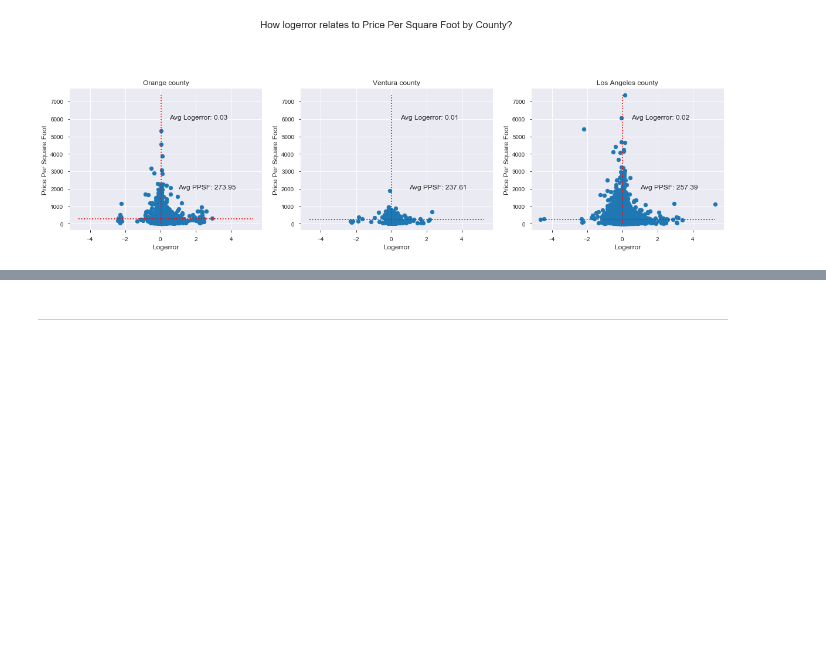
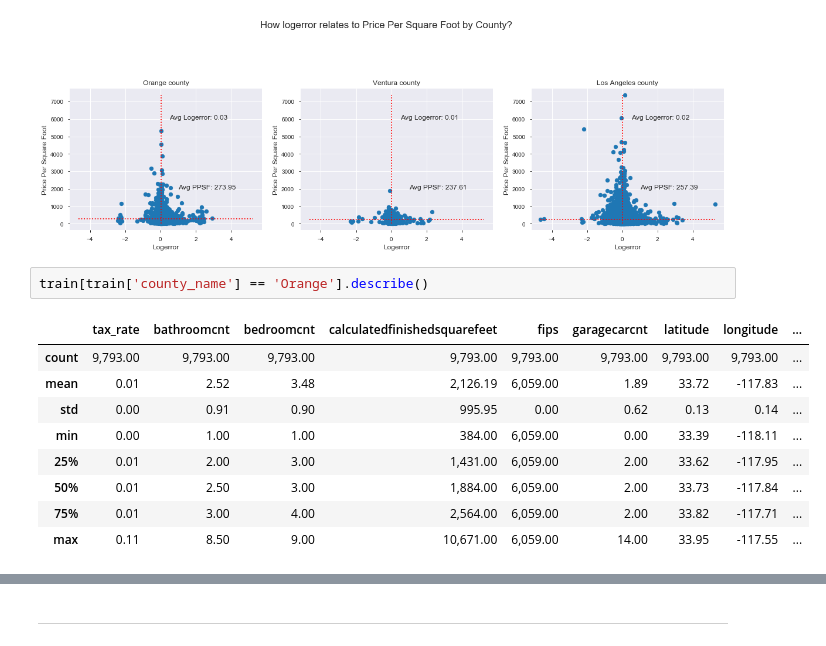
Before and after one commit to FJ-Zillow-Org/Zillow, a Jupyter notebook: deliverable2.ipynb, the cells around one changed output, grey strips where cells are left out. Drawn from its saved outputs; the diff is of its cells as text; blank space fills up the shorter version.

```diff
--- a/deliverable2.ipynb
+++ b/deliverable2.ipynb
@@ -582,3 +595,15 @@ plt.suptitle('How logerror relates to Price Per Square Foot by County?')
 plt.show()
 # %% [output]
 [figure]
+# %%
+train[train['county_name'] == 'Orange'].describe()
+# %% [output]
+|  | tax_rate | bathroomcnt | bedroomcnt | calculatedfinishedsquarefeet | fips | garagecarcnt | latitude | longitude | ... |
+| count | 9,793.00 | 9,793.00 | 9,793.00 | 9,793.00 | 9,793.00 | 9,793.00 | 9,793.00 | 9,793.00 | ... |
+| mean | 0.01 | 2.52 | 3.48 | 2,126.19 | 6,059.00 | 1.89 | 33.72 | -117.83 | ... |
+| std | 0.00 | 0.91 | 0.90 | 995.95 | 0.00 | 0.62 | 0.13 | 0.14 | ... |
+| min | 0.00 | 1.00 | 1.00 | 384.00 | 6,059.00 | 0.00 | 33.39 | -118.11 | ... |
+| 25% | 0.01 | 2.00 | 3.00 | 1,431.00 | 6,059.00 | 2.00 | 33.62 | -117.95 | ... |
+| 50% | 0.01 | 2.50 | 3.00 | 1,884.00 | 6,059.00 | 2.00 | 33.73 | -117.84 | ... |
+| 75% | 0.01 | 3.00 | 4.00 | 2,564.00 | 6,059.00 | 2.00 | 33.82 | -117.71 | ... |
+| max | 0.11 | 8.50 | 9.00 | 10,671.00 | 6,059.00 | 14.00 | 33.95 | -117.55 | ... |
```
Also changed, not shown: parts of 51 cells of this notebook.
